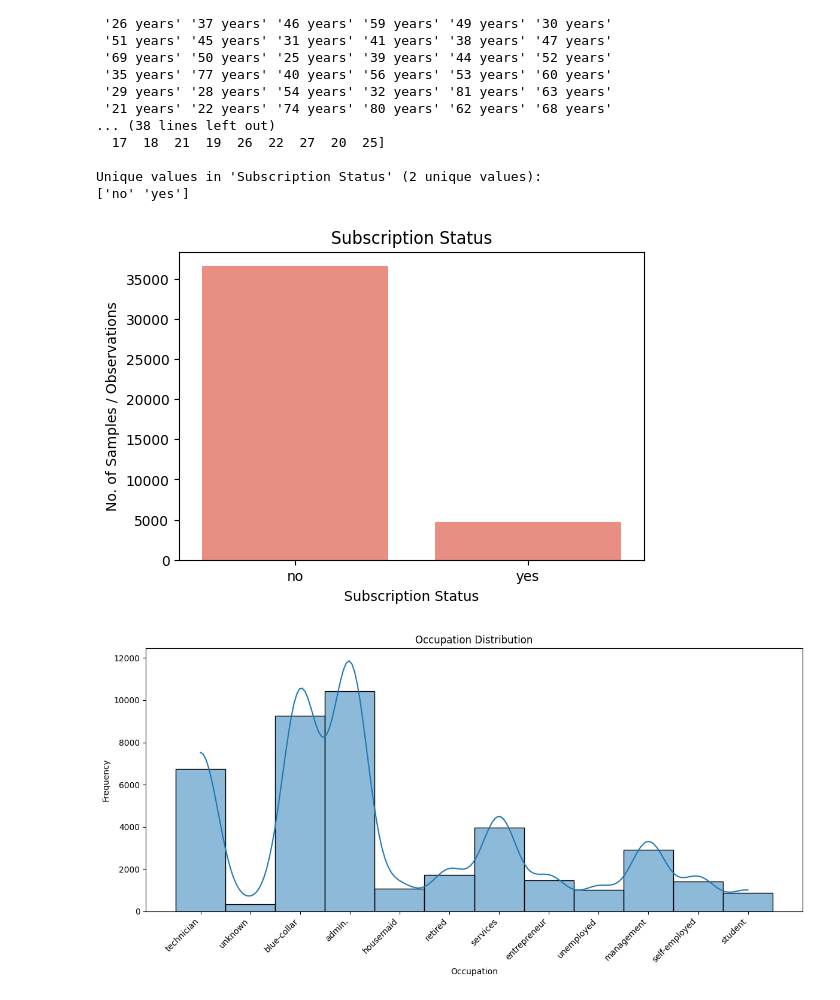
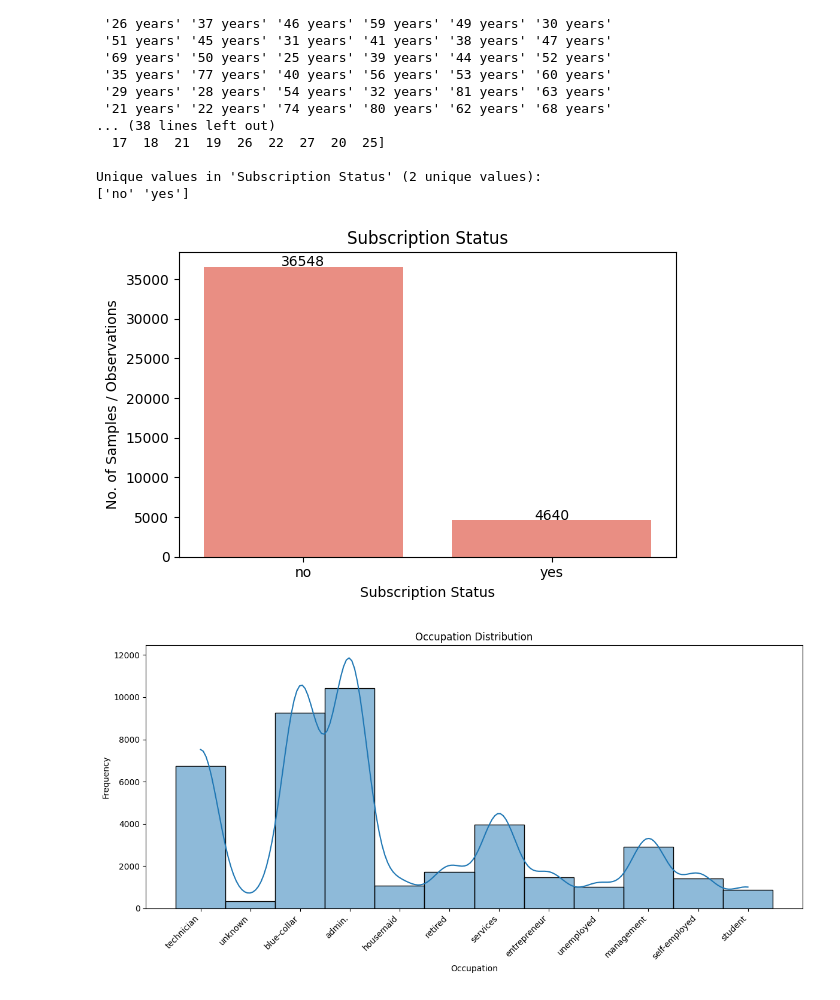
Before and after one commit to jayelinjiaqi/aiap20-jaye-lin-jiaqi-945I, a Jupyter notebook: eda.ipynb, the cells around one changed output. Saved outputs shown, nothing was run; the diff lists cells and outputs as text; code cells hidden in the pictures.

```diff
--- a/eda.ipynb
+++ b/eda.ipynb
@@ -149,17 +149,26 @@ Unique values in 'Subscription Status' (2 unique values):
 ['no' 'yes']
 # %%
 # Distribution of subsription status
+plt.figure(figsize=(6, 4))
+ax = sns.countplot(x=df['Subscription Status'], color='salmon')  # assign the plot to ax
 
-plt.figure(figsize=(6, 4))
-sns.countplot(x=df['Subscription Status'], color='salmon')
 plt.title('Subscription Status')
 plt.xlabel('Subscription Status')
 plt.ylabel('No. of Samples / Observations')
+
+# Add value labels on top of each bar
+for p in ax.patches:
+    height = p.get_height()
+    ax.text(p.get_x() + p.get_width() / 2, height + 50, f'{int(height)}', ha='center')
+
+plt.tight_layout()
 plt.show()
 
 # Data is significantly imbalanced with more representation of clients who are non-subscribers
+# Use parameter stratify=y in train_test_split to ensure that the splitting process
+# maintains the same proportion of classes in the target variable y in both the training and testing sets
 # %% [output]
-[figure, old version]
+[figure, new version]
 # %%
 # Distribution of occupation
 
```
Also changed, not shown: parts of 10 cells of this notebook, 5 other files.
